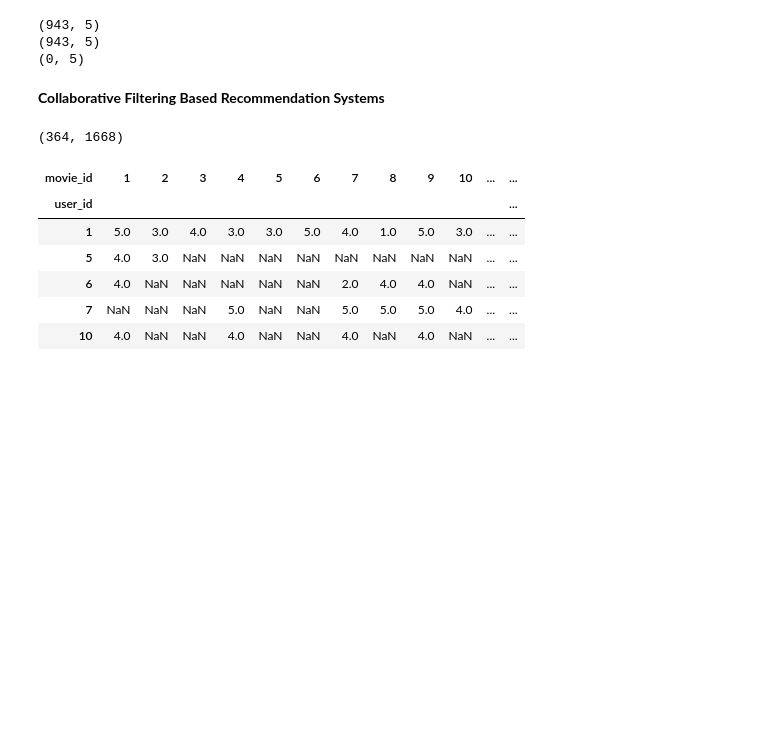
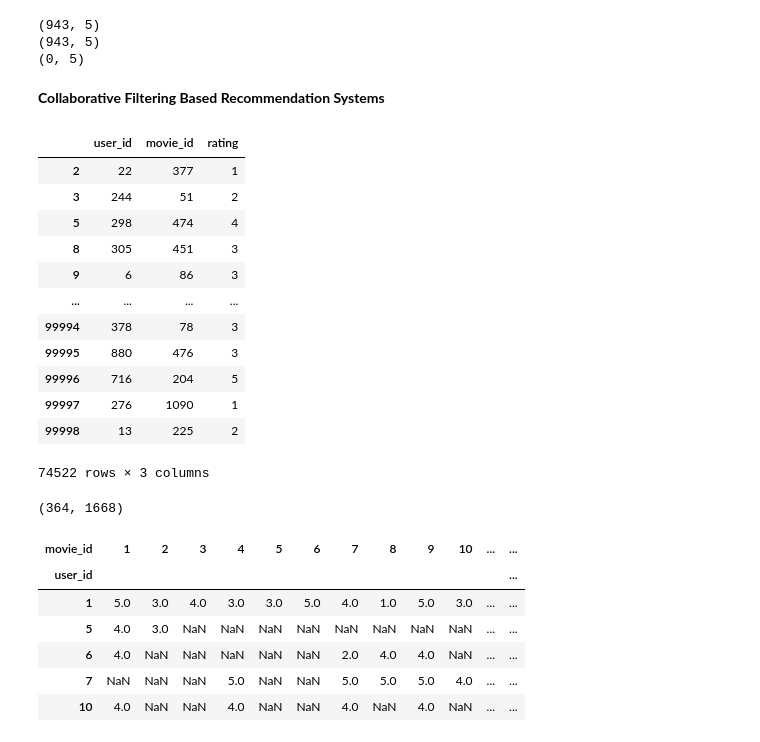
Before and after one commit to Abdullah-Mazhar-Arhamsoft/Machine-learning-practice, a Jupyter notebook: MOVIES - Recommender System .ipynb, the cells around one changed output. Saved outputs shown, nothing was run; the diff lists cells and outputs as text; code cells hidden in the pictures; blank space fills up the shorter version.

Commit message:
Advance Movie Recommendation System

```diff
--- a/MOVIES - Recommender System .ipynb
+++ b/MOVIES - Recommender System .ipynb
@@ -1291,6 +1297,22 @@ counts1 = ratings_explicit['user_id'].value_counts()
 ratings_explicit = ratings_explicit[ratings_explicit['user_id'].isin(counts1[counts1 >= 100].index)]
 counts = ratings_explicit['rating'].value_counts()
 ratings_explicit = ratings_explicit[ratings_explicit['rating'].isin(counts[counts >= 100].index)]
+# %%
+ratings_explicit
+# %% [output]
+|  | user_id | movie_id | rating |
+| 2 | 22 | 377 | 1 |
+| 3 | 244 | 51 | 2 |
+| 5 | 298 | 474 | 4 |
+| 8 | 305 | 451 | 3 |
+| 9 | 6 | 86 | 3 |
+| ... | ... | ... | ... |
+| 99994 | 378 | 78 | 3 |
+| 99995 | 880 | 476 | 3 |
+| 99996 | 716 | 204 | 5 |
+| 99997 | 276 | 1090 | 1 |
+| 99998 | 13 | 225 | 2 |
+74522 rows × 3 columns
 # %%
 #Generating ratings matrix from explicit ratings table
 ratings_matrix = ratings_explicit.pivot(index='user_id', columns='movie_id', values='rating')
```
Also changed, not shown: parts of 11 cells of this notebook.
